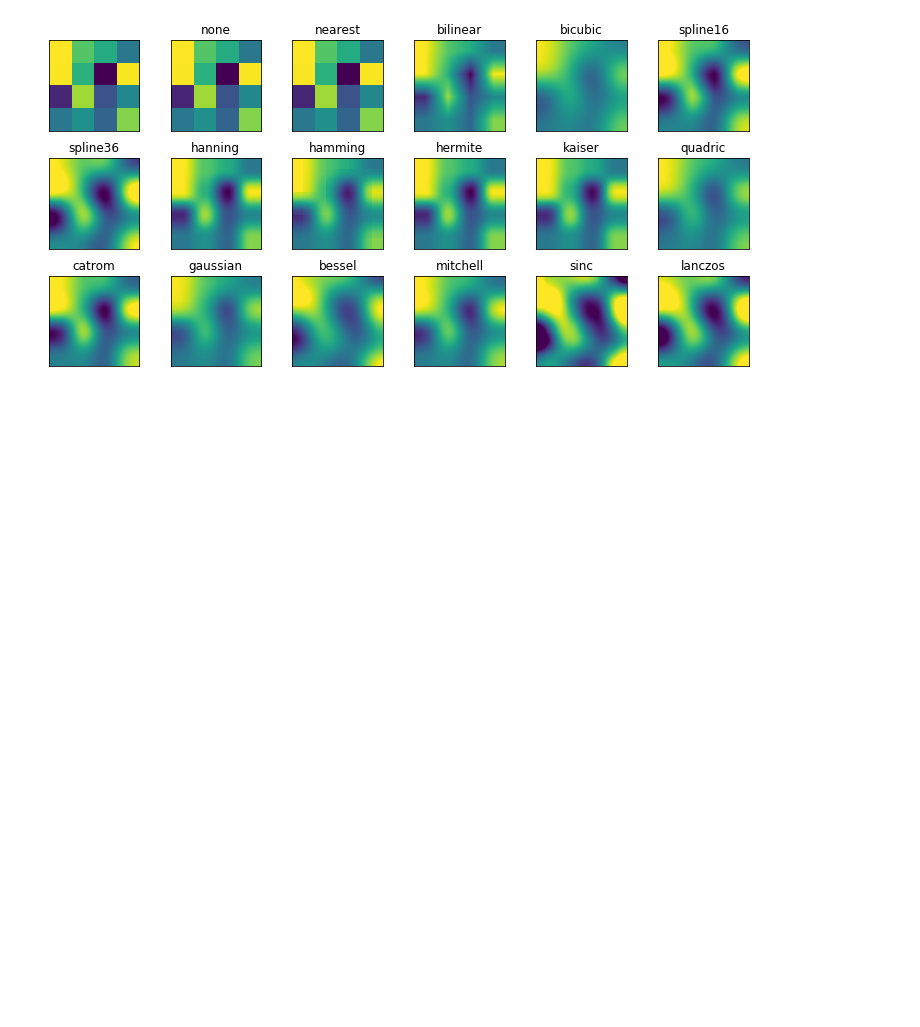
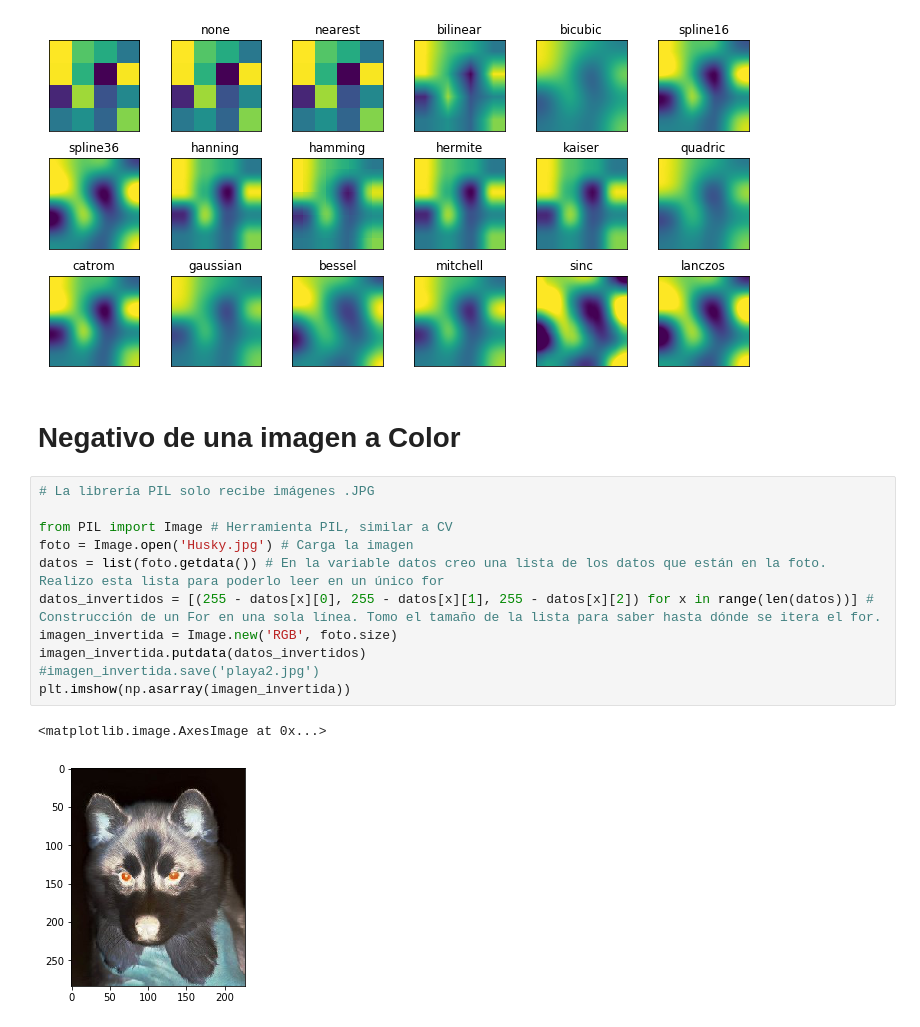
Before and after one commit to Telury/clase3, a Jupyter notebook: clase3.ipynb, the cells around one changed output. Cells and saved outputs as stored; diff of their text form; blank space fills up the shorter version.

```diff
--- a/clase3.ipynb
+++ b/clase3.ipynb
@@ -139,3 +139,19 @@ for ax,interp_method in zip(axes.flat,methods):
 plt.show()
 # %% [output]
 [figure]
+# %% [markdown]
+# **Negativo de una imagen a Color**
+# %%
+# La librería PIL solo recibe imágenes .JPG
+
+from PIL import Image # Herramienta PIL, similar a CV
+foto = Image.open('Husky.jpg') # Carga la imagen
+datos = list(foto.getdata()) # En la variable datos creo una lista de los datos que están en la foto. Realizo esta lista para poderlo leer en un único for
+datos_invertidos = [(255 - datos[x][0], 255 - datos[x][1], 255 - datos[x][2]) for x in range(len(datos))] # Construcción de un For en una sola línea. Tomo el tamaño de la lista para saber hasta dónde se itera el for.
+imagen_invertida = Image.new('RGB', foto.size)
+imagen_invertida.putdata(datos_invertidos)
+#imagen_invertida.save('playa2.jpg')
+plt.imshow(np.asarray(imagen_invertida))
+# %% [output]
+<matplotlib.image.AxesImage at 0x...>
+[figure, added]
```
Also changed, not shown: parts of 5 cells of this notebook.
